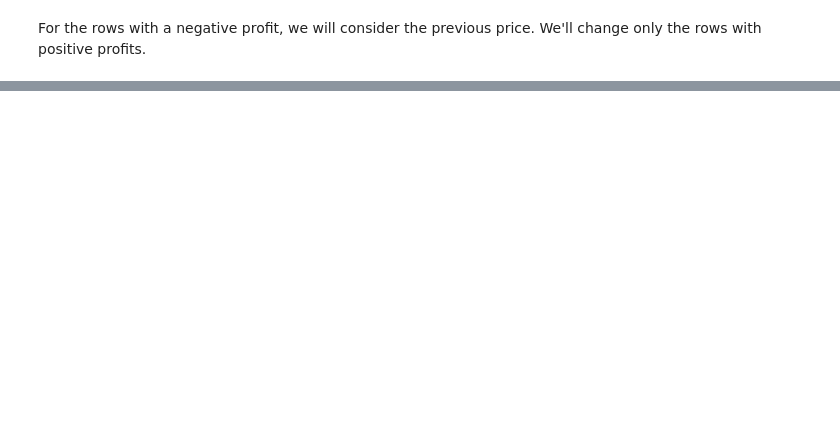
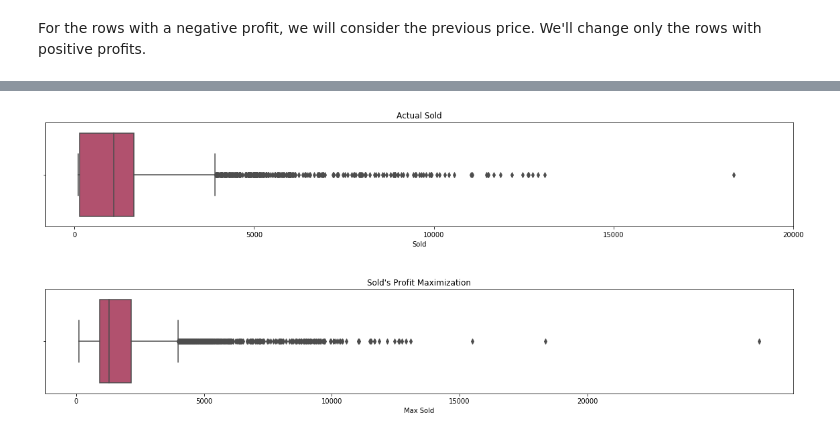
Before and after one commit to raquelcreis/wine_profit, a Jupyter notebook: notebook.ipynb, the cells around one changed output, grey strips where cells are left out. Cells and saved outputs as stored; diff of their text form; code cells hidden in the pictures; blank space fills up the shorter version.

```diff
--- a/notebook.ipynb
+++ b/notebook.ipynb
@@ -311,0 +327,18 @@ demand increase:  2127573.3
+# %%
+ax = plt.figure(figsize=(20,12))
+grid = plt.GridSpec(3, 1, hspace=0.6, wspace=0.2)
+histSold = ax.add_subplot(grid[0, 0])
+histSold = sns.boxplot(data= df,x="sold",palette="flare")
+plt.xlabel('Sold')
+plt.xticks(range(0,25000,5000))
+plt.title('Actual Sold')
+
+histSoldMax = ax.add_subplot(grid[1, 0])
+histSoldMax = sns.boxplot(data=df,x="max_sold",palette="flare")
+plt.xlabel('Max Sold')
+plt.xticks(range(0,25000,5000))
+plt.title("Sold's Profit Maximization")
+
+plt.show()
+# %% [output]
+[figure, added]
```
Also changed, not shown: parts of 13 cells of this notebook.
